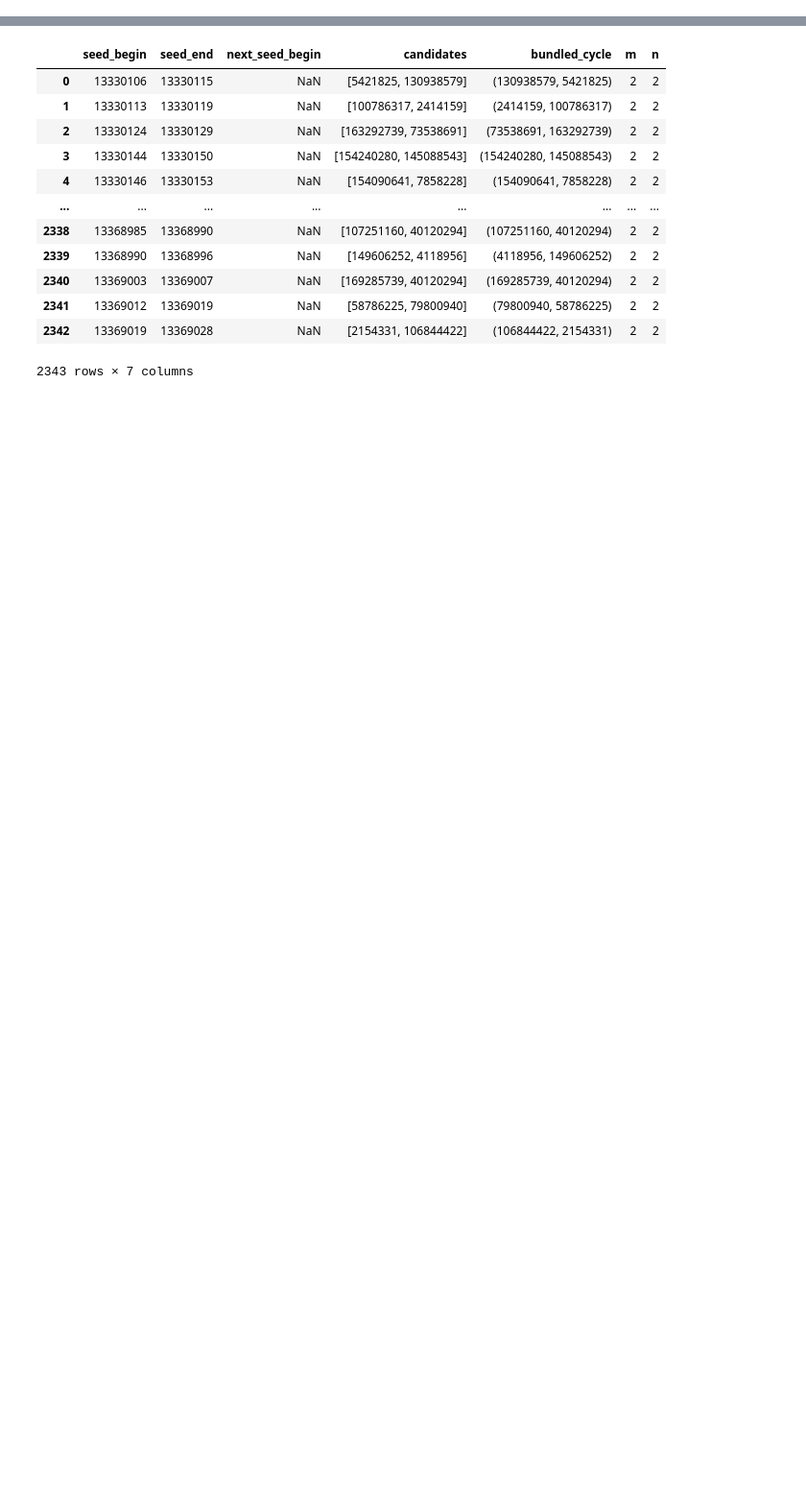
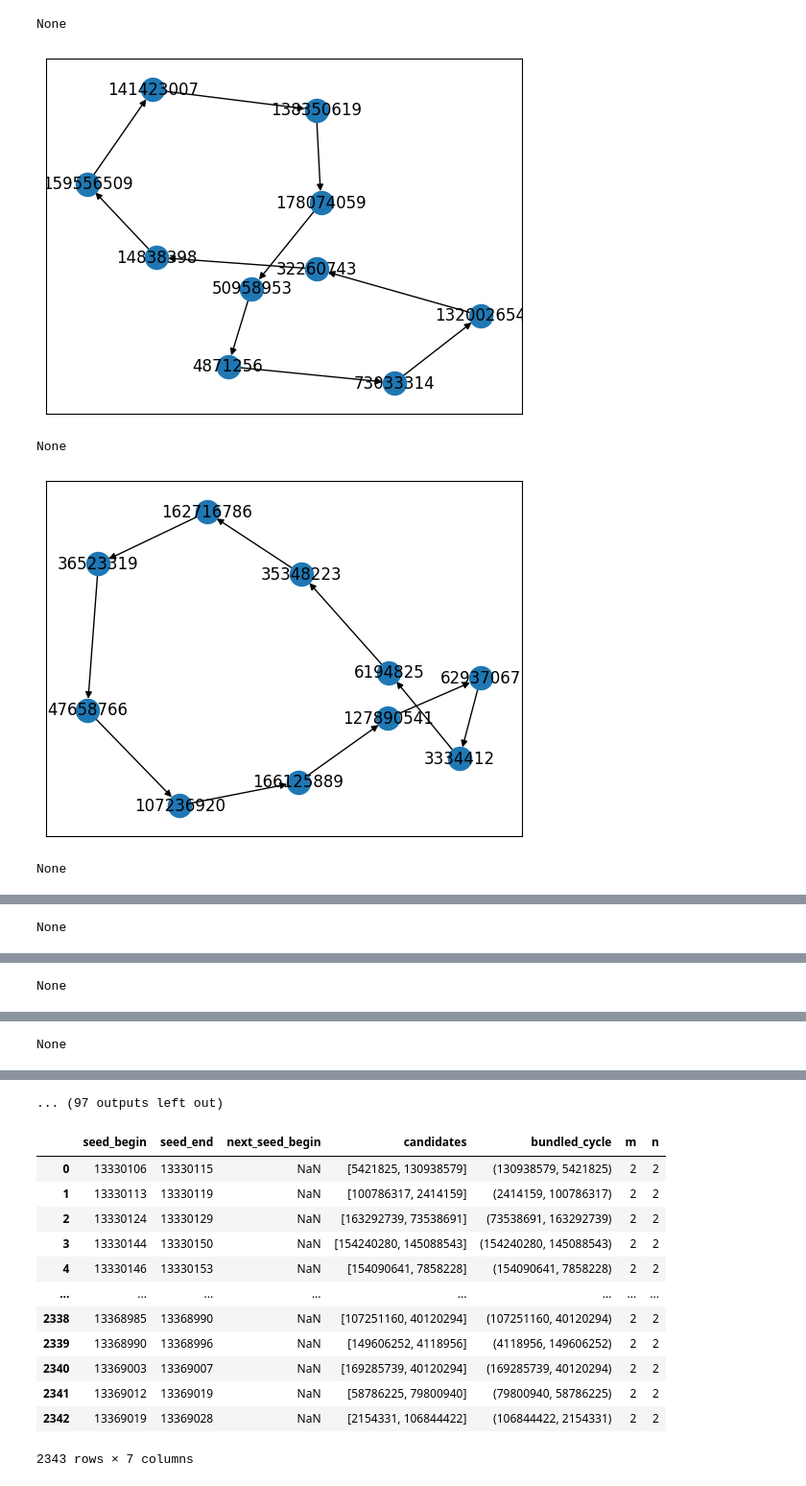
Before and after one commit to markzmbl/graph-analysis, a Jupyter notebook: meebits.ipynb, the cells around one changed output, grey strips where cells are left out. Shown at 96% size. Cells and saved outputs as stored; diff of their text form; code cells hidden in the pictures; blank space fills up the shorter version.

```diff
--- a/meebits.ipynb
+++ b/meebits.ipynb
@@ -14,7 +14,13 @@ df["m"] = df["bundled_cycle"].apply(lambda x: x.number_of_edges())
 df["n"] = df["bundled_cycle"].apply(lambda x: x.number_of_nodes())
 # %%
 # for i, row in df[df["m"] > df["n"]].iterrows():
-for i, row in df[df["n"] > 2].iterrows():
+for i, row in df[df["n"] > 9].iterrows():
     print(nx.draw_networkx(row["bundled_cycle"]))
     plt.show()
     plt.clf()
+# %% [output]
+None
+[figure, added]
+None
+[figure, added]
+None
@@ -20,0 +28 @@ for i, row in df[df["n"] > 2].iterrows():
+None
@@ -20,0 +30 @@ for i, row in df[df["n"] > 2].iterrows():
+None
@@ -20,0 +32 @@ for i, row in df[df["n"] > 2].iterrows():
+None
@@ -21,3 +34,4 @@ for i, row in df[df["n"] > 2].iterrows():
+... (97 outputs left out)
 # %%
 df
 # %% [output]
```
Also changed, not shown: parts of 3 cells of this notebook, 7 other files.
